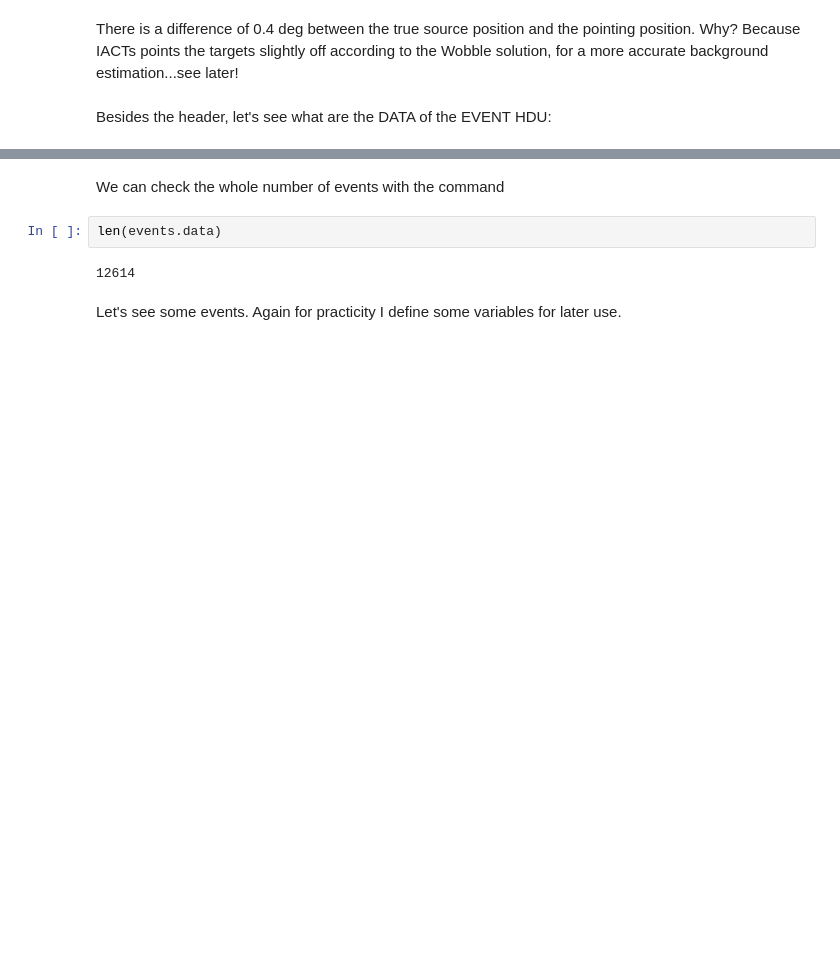
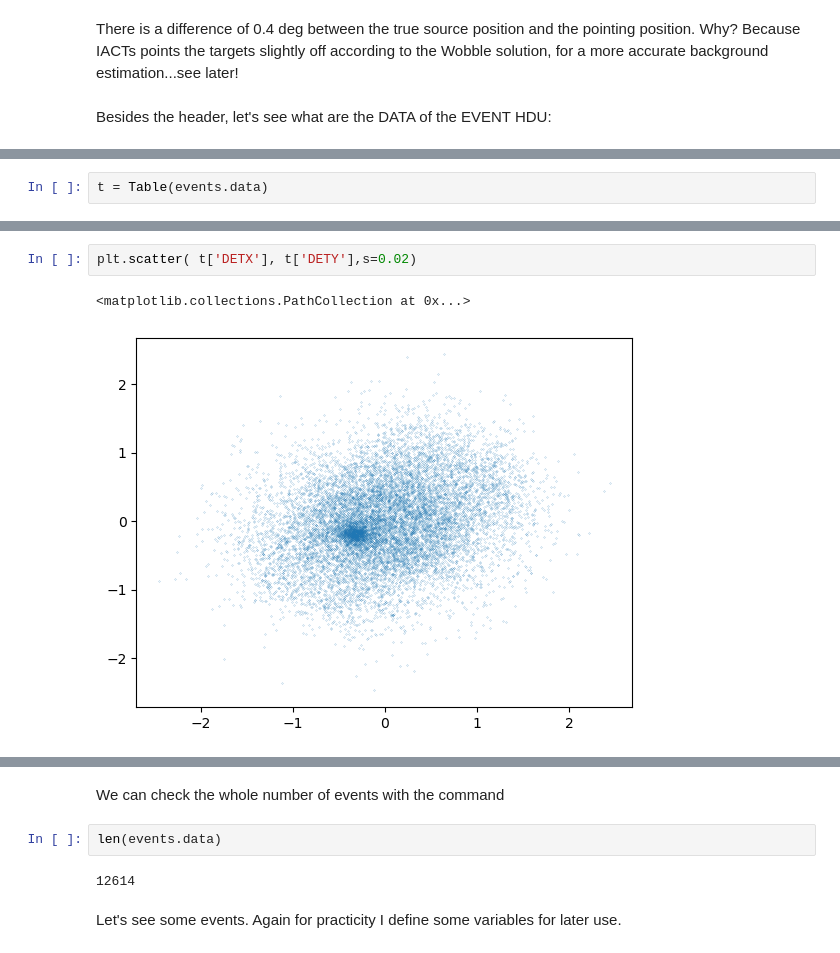
Before and after one commit to datacamp-astro/2022-arqus-bergen, a Jupyter notebook: hands_on/2_data_astro/astrodata_intro_astropy.ipynb, the cells around one changed output, grey strips where cells are left out. Cells and saved outputs as stored; diff of their text form; blank space fills up the shorter version.

```diff
--- a/hands_on/2_data_astro/astrodata_intro_astropy.ipynb
+++ b/hands_on/2_data_astro/astrodata_intro_astropy.ipynb
@@ -249,3 +271,5 @@ Table length=12614
 | 426 | 436140309.38452667 | 49.170494 | 41.202137 | 0.06744559 | 0.5043294 | 0.34247163 | -0.37614313 |
 | 478 | 436140309.5782857 | 50.177387 | 41.717915 | 0.0437374 | 0.37424603 | -0.5339482 | -0.11667869 |
 | 490 | 436140309.6123776 | 48.7267 | 41.627644 | 0.07804573 | 0.8042143 | 0.5244789 | 0.13252883 |
+# %%
+t = Table(events.data)
@@ -251,0 +297,5 @@ Table length=12614
+# %%
+plt.scatter( t['DETX'], t['DETY'],s=0.02)
+# %% [output]
+<matplotlib.collections.PathCollection at 0x...>
+[figure, added]
```
Also changed, not shown: parts of 11 cells of this notebook.
